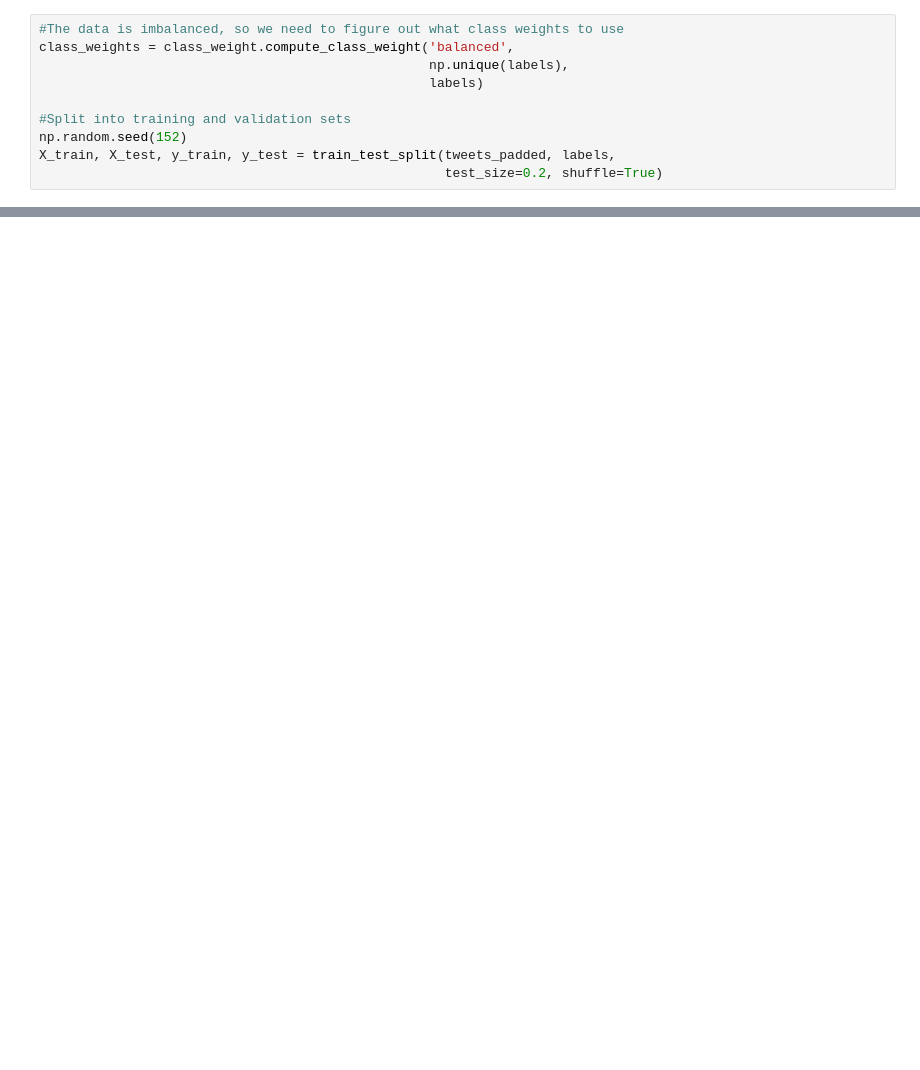
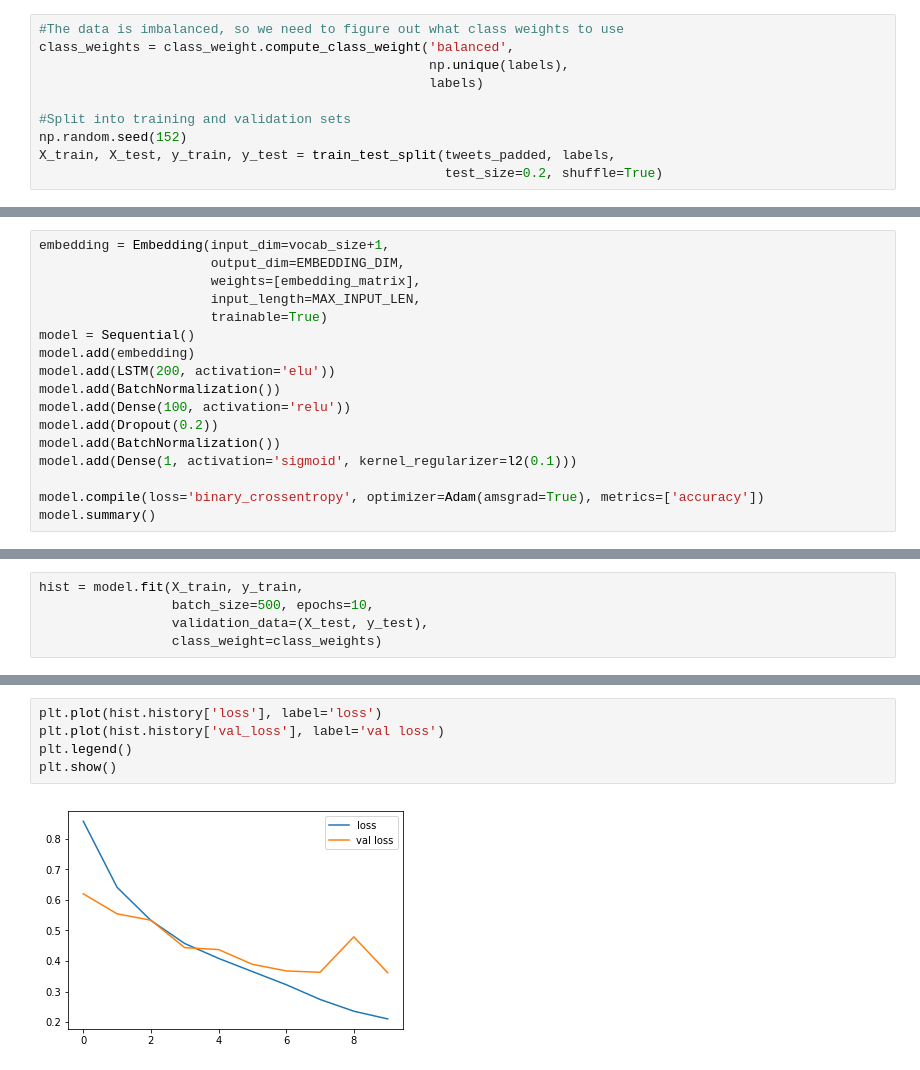
Before and after one commit to quevivasbien/twitter-sexism, a Jupyter notebook: twitter_sexism_lstm.ipynb, the cells around one changed output, grey strips where cells are left out. Saved outputs shown, nothing was run; the diff lists cells and outputs as text; blank space fills up the shorter version.

```diff
--- a/twitter_sexism_lstm.ipynb
+++ b/twitter_sexism_lstm.ipynb
@@ -178,0 +252,17 @@ model.save('modelv2.h5')
+# %%
+embedding = Embedding(input_dim=vocab_size+1,
+                      output_dim=EMBEDDING_DIM,
+                      weights=[embedding_matrix],
+                      input_length=MAX_INPUT_LEN,
+                      trainable=True)
+model = Sequential()
+model.add(embedding)
+model.add(LSTM(200, activation='elu'))
+model.add(BatchNormalization())
+model.add(Dense(100, activation='relu'))
+model.add(Dropout(0.2))
+model.add(BatchNormalization())
+model.add(Dense(1, activation='sigmoid', kernel_regularizer=l2(0.1)))
+
+model.compile(loss='binary_crossentropy', optimizer=Adam(amsgrad=True), metrics=['accuracy'])
+model.summary()
@@ -178,0 +287,5 @@ model.save('modelv2.h5')
+# %%
+hist = model.fit(X_train, y_train,
+                 batch_size=500, epochs=10,
+                 validation_data=(X_test, y_test),
+                 class_weight=class_weights)
@@ -178,0 +310,7 @@ model.save('modelv2.h5')
+# %%
+plt.plot(hist.history['loss'], label='loss')
+plt.plot(hist.history['val_loss'], label='val loss')
+plt.legend()
+plt.show()
+# %% [output]
+[figure, added]
```
Also changed, not shown: parts of 26 cells of this notebook, 9 other files.
